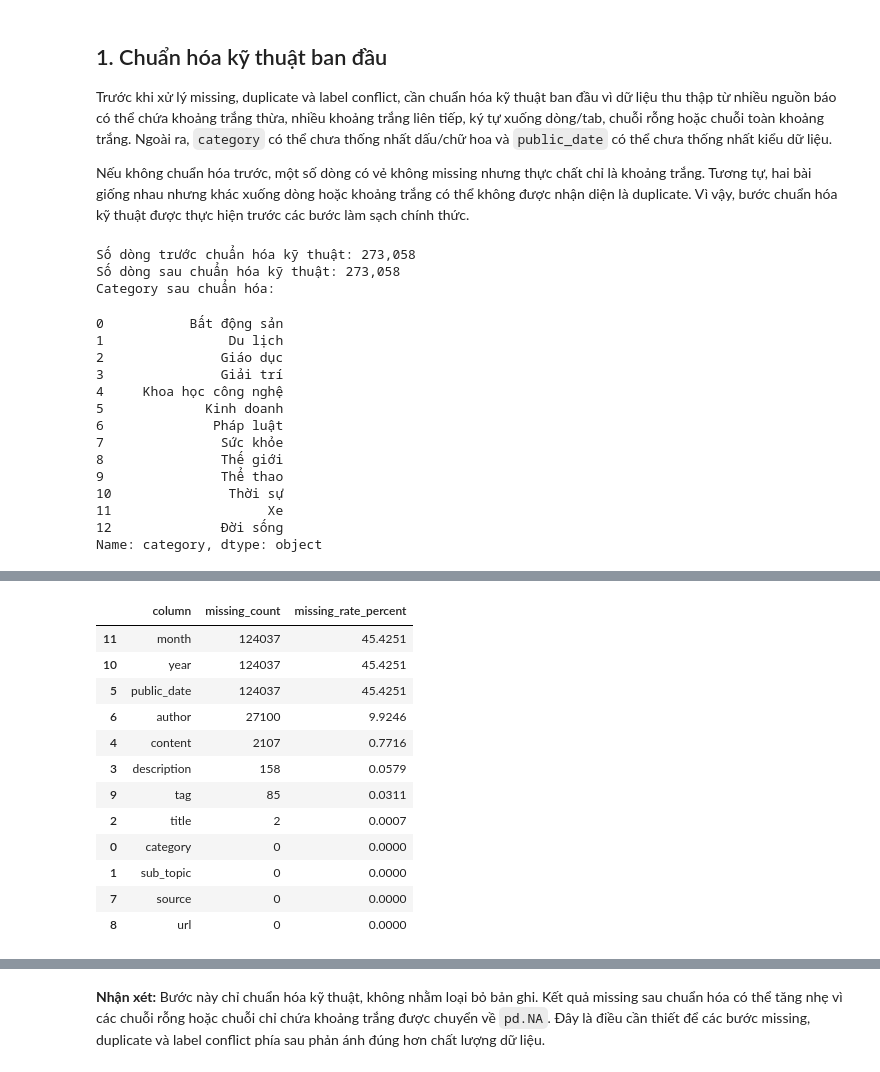
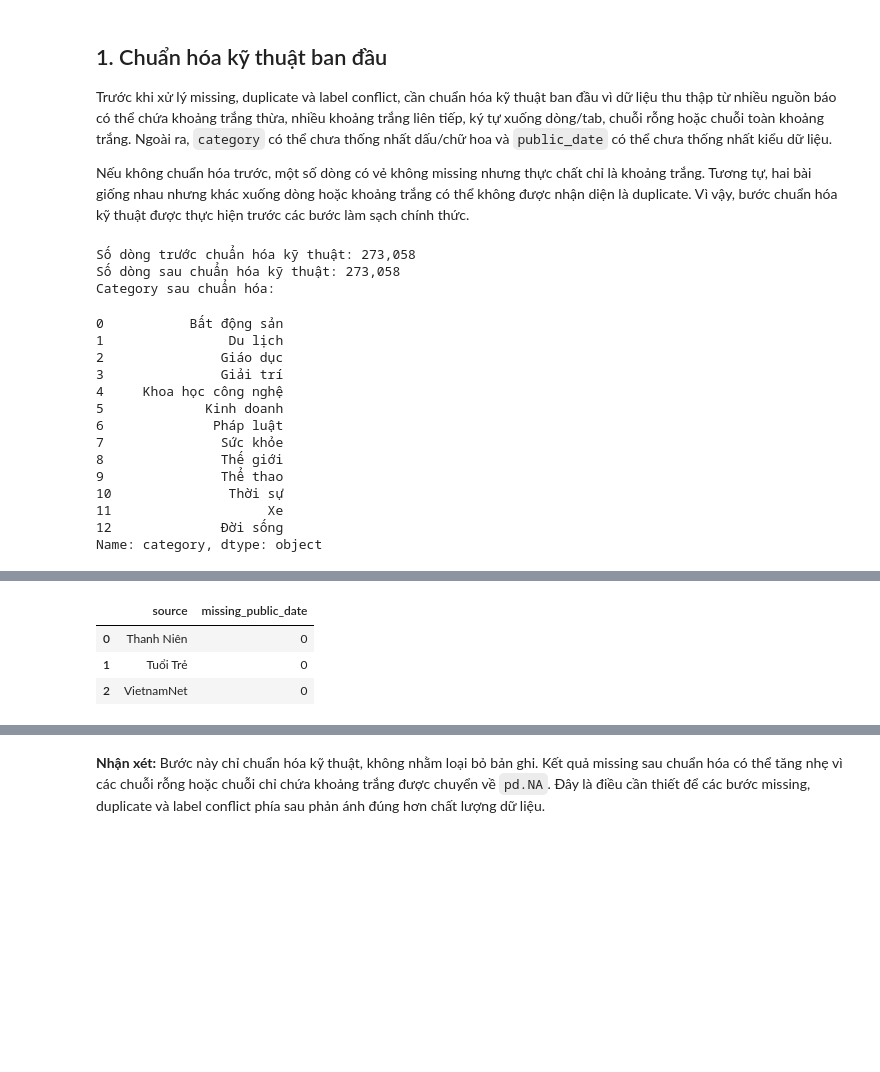
Before and after one commit to Vlus06/VietOnlineNews-Vietnamese-Online-News-Dataset-, a Jupyter notebook: notebook/02_data_cleaning_and_imputation.ipynb, the cells around one changed output, grey strips where cells are left out. Drawn from its saved outputs; the diff is of its cells as text; code cells hidden in the pictures; blank space fills up the shorter version.

Commit message:
Update dataset dashboard cache and documentation

```diff
--- a/notebook/02_data_cleaning_and_imputation.ipynb
+++ b/notebook/02_data_cleaning_and_imputation.ipynb
@@ -33,9 +34,9 @@ pd.set_option('display.max_colwidth', 200)
 pd.set_option('display.float_format', lambda x: f'{x:,.4f}')
 
 DATA_PATHS = {
-    'Tuổi Trẻ': '../data/rawdata/merged_data_tuoitre.csv',
-    'Thanh Niên': '../data/rawdata/merged_data_thanhnien.csv',
-    'VietnamNet': '../data/rawdata/merged_data_vietnamnet.csv'
+    'Tuổi Trẻ': '/kaggle/input/datasets/vlus06/data-ds108/rawdata/merged_data_tuoitre.csv',
+    'Thanh Niên': '/kaggle/input/datasets/vlus06/data-ds108/rawdata/merged_data_thanhnien.csv',
+    'VietnamNet': '/kaggle/input/datasets/vlus06/data-ds108/rawdata/merged_data_vietnamnet.csv'
 }
 
 dataframes = []
@@ -92,6 +93,7 @@ string_cols = [
 ]
 string_cols = [col for col in string_cols if col in df_clean.columns]
 
+
 def normalize_basic_string(value):
     if pd.isna(value):
         return pd.NA
@@ -106,9 +108,12 @@ def normalize_basic_string(value):
 
     return value
 
+
 for col in string_cols:
     df_clean[col] = df_clean[col].map(normalize_basic_string)
 
+
+# Chuẩn hóa category label
 CATEGORY_MAP = {
     'thoi su': 'Thời sự',
     'the gioi': 'Thế giới',
@@ -126,6 +131,7 @@ CATEGORY_MAP = {
     'du lich': 'Du lịch'
 }
 
+
 def remove_accents(text):
     if pd.isna(text):
         return pd.NA
@@ -134,6 +140,7 @@ def remove_accents(text):
     text = ''.join(char for char in text if unicodedata.category(char) != 'Mn')
     text = text.replace('đ', 'd').replace('Đ', 'D')
     return text
+
 
 if 'category' in df_clean.columns:
     category_key = (
@@ -145,10 +152,62 @@ if 'category' in df_clean.columns:
     )
     df_clean['category'] = category_key.map(CATEGORY_MAP).fillna(df_clean['category'])
 
+
+# Chuẩn hóa public_date
+# Lý do dùng utc=True:
+# - Dữ liệu có nhiều format ngày khác nhau.
+# - VietnamNet có dạng: 2025-12-31T05:45:00.000 +07:00
+# - Pandas mới cảnh báo mixed timezone sẽ lỗi nếu không parse về UTC.
+# Sau đó convert lại về Asia/Ho_Chi_Minh để lấy year/month đúng theo giờ Việt Nam.
 if 'public_date' in df_clean.columns:
-    df_clean['public_date'] = pd.to_datetime(df_clean['public_date'], errors='coerce')
+    public_date_raw = df_clean['public_date'].astype('string').str.strip()
+
+    # Xóa khoảng trắng trước timezone, ví dụ ".000 +07:00" -> ".000+07:00"
+    public_date_raw = public_date_raw.str.replace(
+        r'\s+([+-]\d{2}:\d{2})$',
+        r'\1',
+        regex=True
+    )
+
+    # Parse toàn bộ về UTC để tránh lỗi mixed timezone/object dtype
+    try:
+        public_date_utc = pd.to_datetime(
+            public_date_raw,
+            errors='coerce',
+            format='mixed',
+            utc=True
+        )
+    except TypeError:
+        public_date_utc = pd.to_datetime(
+            public_date_raw,
+            errors='coerce',
+            utc=True
+        )
+
+    # Đổi về giờ Việt Nam để lấy year/month đúng theo ngày địa phương
+    df_clean['public_date'] = public_date_utc.dt.tz_convert('Asia/Ho_Chi_Minh')
+
     df_clean['year'] = df_clean['public_date'].dt.year.astype('Int64')
     df_clean['month'] = df_clean['public_date'].dt.month.astype('Int64')
+
+
+# Chuẩn hóa URL để loại bỏ fragment/thành phần phía sau .html/.htm, ví dụ #isreadmore=1.
+def normalize_url(url):
+    if pd.isna(url):
+        return pd.NA
+
+    url = str(url).strip()
+    match = re.search(r'^(.*?\.html?)', url, flags=re.IGNORECASE)
+
+    if match:
+        return match.group(1)
+
+    return url
+
+
+if 'url' in df_clean.columns:
+    df_clean['url'] = df_clean['url'].map(normalize_url)
+
 
 rows_after_technical_normalization = len(df_clean)
 
@@ -158,6 +217,15 @@ print(f'Số dòng sau chuẩn hóa kỹ thuật: {rows_after_technical_normaliz
 if 'category' in df_clean.columns:
     print('Category sau chuẩn hóa:')
     display(pd.Series(sorted(df_clean['category'].dropna().unique()), name='category'))
+
+if 'public_date' in df_clean.columns and 'source' in df_clean.columns:
+    print('Missing public_date theo source sau parse:')
+    display(
+        df_clean.assign(missing_public_date=df_clean['public_date'].isna())
+        .groupby('source')['missing_public_date']
+        .sum()
+        .reset_index(name='missing_public_date')
+    )
 
 missing_after_technical_normalization = (
     df_clean.isna().sum()
@@ -190,13 +259,4 @@ Name: category, dtype: object
-|  | column | missing_count | missing_rate_percent |
-| 11 | month | 124037 | 45.4251 |
-| 10 | year | 124037 | 45.4251 |
-| 5 | public_date | 124037 | 45.4251 |
-| 6 | author | 27100 | 9.9246 |
-| 4 | content | 2107 | 0.7716 |
-| 3 | description | 158 | 0.0579 |
-| 9 | tag | 85 | 0.0311 |
-| 2 | title | 2 | 0.0007 |
-| 0 | category | 0 | 0.0000 |
-| 1 | sub_topic | 0 | 0.0000 |
-| 7 | source | 0 | 0.0000 |
-| 8 | url | 0 | 0.0000 |
+|  | source | missing_public_date |
+| 0 | Thanh Niên | 0 |
+| 1 | Tuổi Trẻ | 0 |
+| 2 | VietnamNet | 0 |
```
Also changed, not shown: parts of 41 cells of this notebook, 18 other files.
